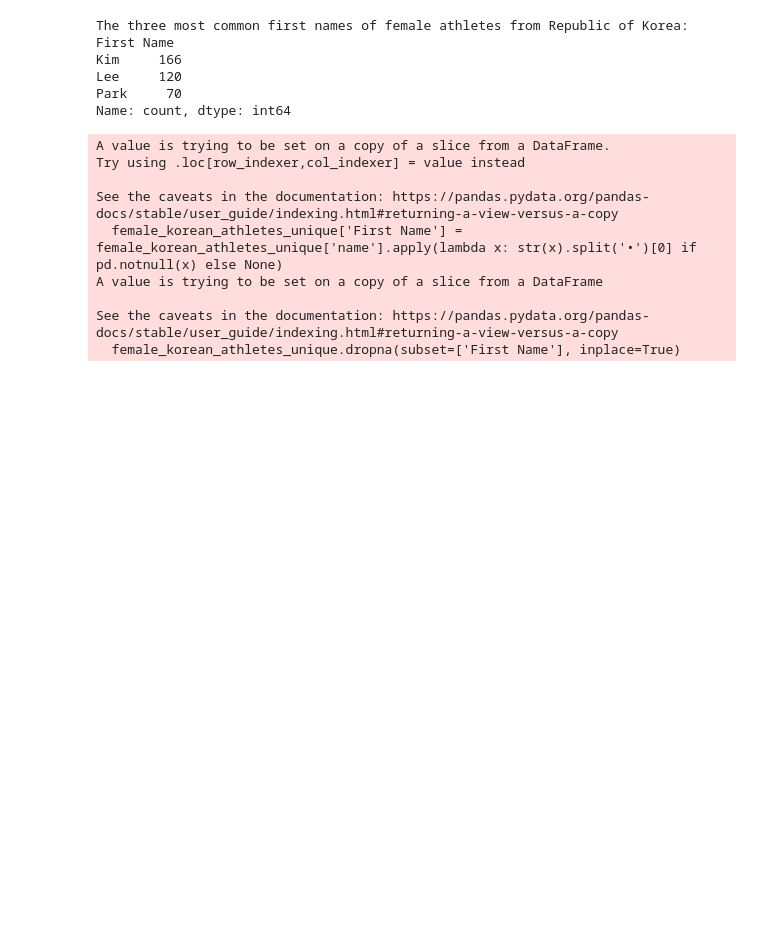
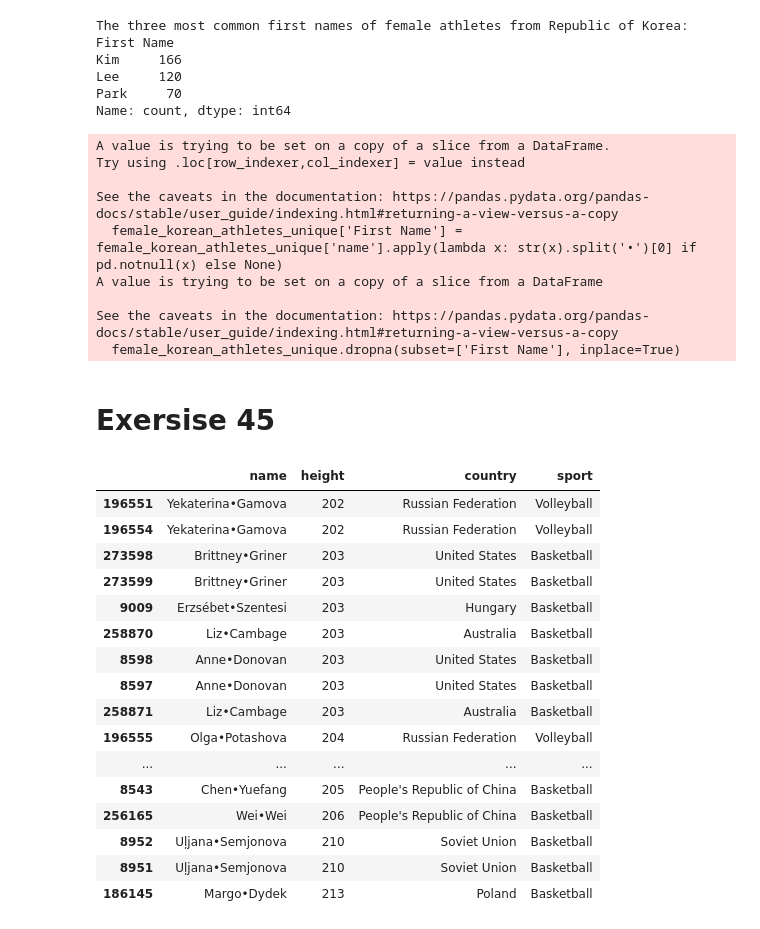
Before and after one commit to MartinDieCooleSocke420/1sem_tools_and_programming, a Jupyter notebook: Brinkmann_Brucker.ipynb, the cells around one changed output. Drawn from its saved outputs; the diff is of its cells as text; code cells hidden in the pictures; blank space fills up the shorter version.

```diff
--- a/Brinkmann_Brucker.ipynb
+++ b/Brinkmann_Brucker.ipynb
@@ -125,3 +125,33 @@ A value is trying to be set on a copy of a slice from a DataFrame
 
 See the caveats in the documentation: https://pandas.pydata.org/pandas-docs/stable/user_guide/indexing.html#returning-a-view-versus-a-copy
   female_korean_athletes_unique.dropna(subset=['First Name'], inplace=True)
+# %% [markdown]
+# Exersise 45
+# %%
+female_athletes = merged_results_athletes[(merged_results_athletes['sex'] == 'Female')]
+female_athletes = female_athletes.dropna(subset=['measurements'])
+female_athletes['height'] = female_athletes['measurements'].apply(lambda x: str(x).split('/')[0] if pd.notnull(x) else None)
+female_athletes['height'] = female_athletes['height'].str.extract('(\d+)').astype(int)
+reduced = female_athletes[["name", "height", "country", "sport"]]
+
+reduced = reduced.sort_values("height")
+
+reduced.tail(20)
+# %% [output]
+|  | name | height | country | sport |
+| 196551 | Yekaterina•Gamova | 202 | Russian Federation | Volleyball |
+| 196554 | Yekaterina•Gamova | 202 | Russian Federation | Volleyball |
+| 273598 | Brittney•Griner | 203 | United States | Basketball |
+| 273599 | Brittney•Griner | 203 | United States | Basketball |
+| 9009 | Erzsébet•Szentesi | 203 | Hungary | Basketball |
+| 258870 | Liz•Cambage | 203 | Australia | Basketball |
+| 8598 | Anne•Donovan | 203 | United States | Basketball |
+| 8597 | Anne•Donovan | 203 | United States | Basketball |
+| 258871 | Liz•Cambage | 203 | Australia | Basketball |
+| 196555 | Olga•Potashova | 204 | Russian Federation | Volleyball |
+| ... | ... | ... | ... | ... |
+| 8543 | Chen•Yuefang | 205 | People's Republic of China | Basketball |
+| 256165 | Wei•Wei | 206 | People's Republic of China | Basketball |
+| 8952 | Uļjana•Semjonova | 210 | Soviet Union | Basketball |
+| 8951 | Uļjana•Semjonova | 210 | Soviet Union | Basketball |
+| 186145 | Margo•Dydek | 213 | Poland | Basketball |
```
Also changed, not shown: 1 other file.
